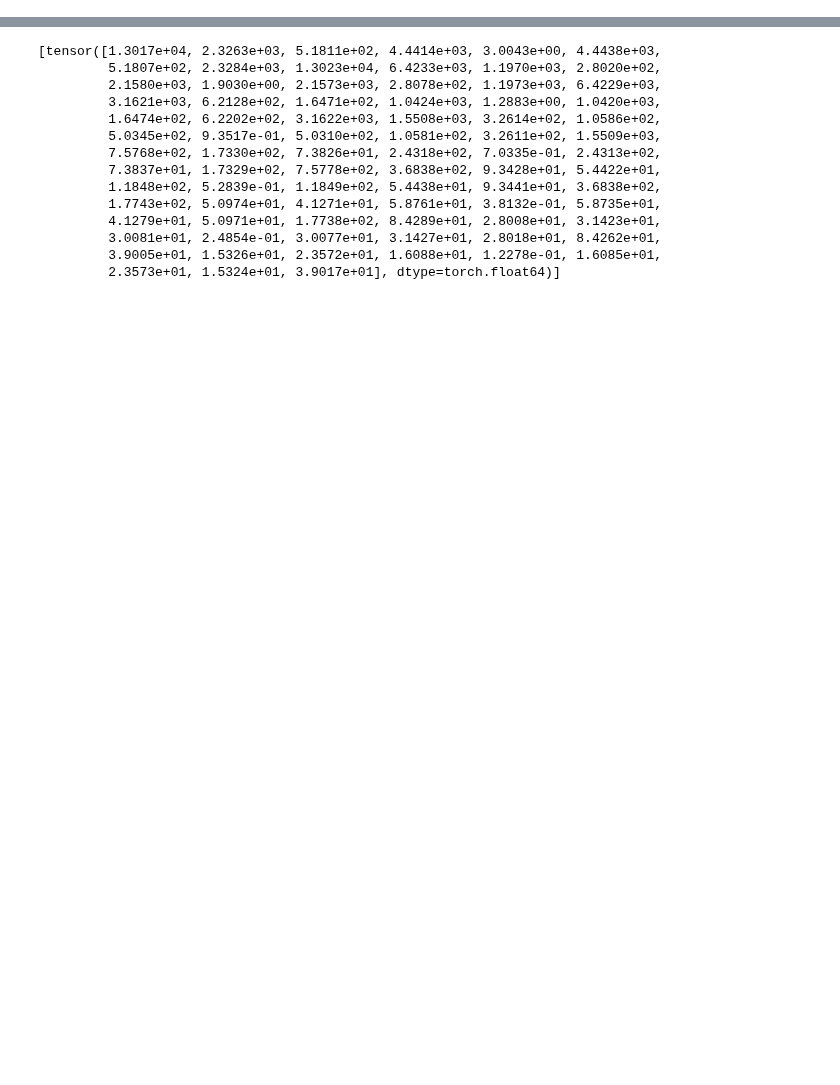
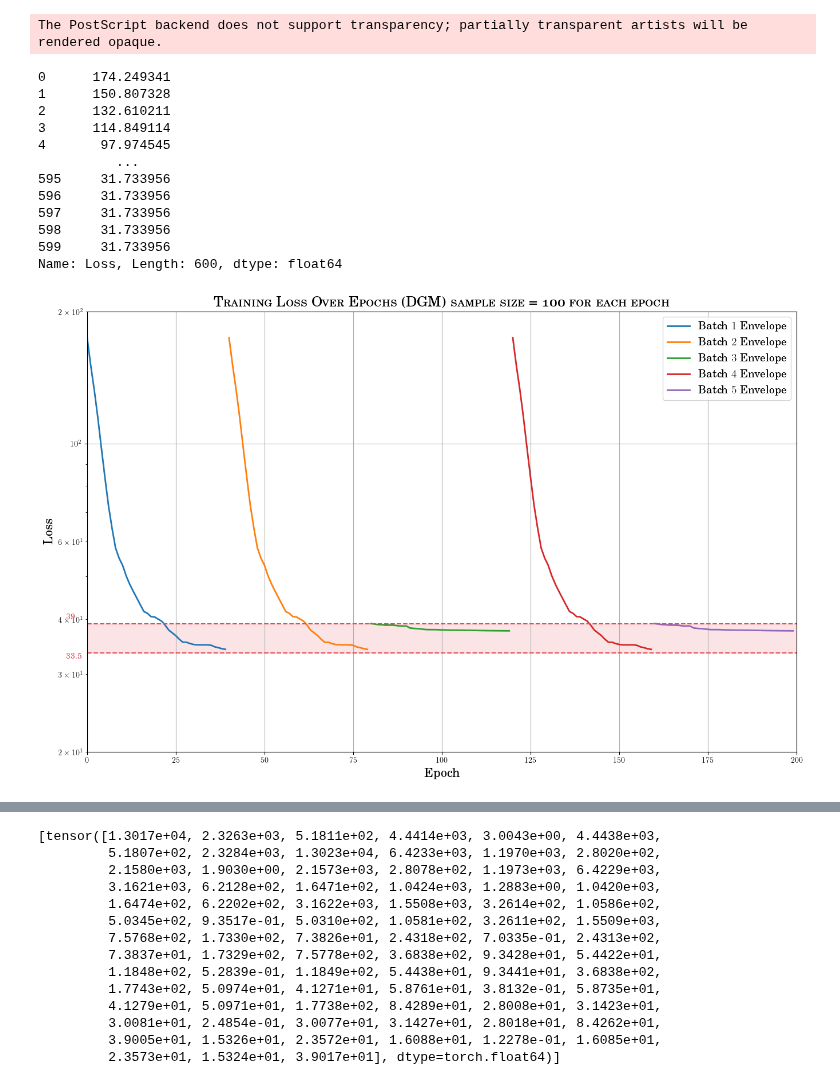
Before and after one commit to Warren12138/SCDAA, a Jupyter notebook: Exercise3_1_primary.ipynb, the cells around one changed output, grey strips where cells are left out. Cells and saved outputs as stored; diff of their text form; code cells hidden in the pictures; blank space fills up the shorter version.

```diff
--- a/Exercise3_1_primary.ipynb
+++ b/Exercise3_1_primary.ipynb
@@ -125,8 +128,8 @@ T = torch.tensor(1.0, dtype=Proj_dtype, device = Proj_device)
 solver = LQRSolver(H, M, sigma, C, D, R, T=T, method="euler")
 # %%
 samplesize = [100,1000,5000]
-
-
+epochs = 40
+Batch_size = 5
 for sz in samplesize:
 
 
@@ -223,0 +212,16 @@ DGMNN2(
+# %%
+# Function to load data from a txt file
+def load_data_from_txt(file_path):
+    # Read the .txt file into a DataFrame
+    df = pd.read_csv(file_path)
+    return df
+
+# Example usage
+file_path_100 = 'Exercise3/epoch_loss_100.txt'  # Update this path to your actual file location
+file_path_1000 = 'Exercise3/epoch_loss_1000.txt'  # Update this path
+file_path_5000 = 'Exercise3/epoch_loss_5000.txt'  # Update this path
+
+df_100 = load_data_from_txt(file_path_100)
+print(df_100)
+df_1000 = load_data_from_txt(file_path_1000)
+df_5000 = load_data_from_txt(file_path_5000)
@@ -223,0 +243,59 @@ DGMNN2(
+# %%
+# Plotting the training loss with adjusted y-axis limits
+batch_size = 5
+epoch = 40
+plt.rc('text', usetex=True)
+plt.rc('text.latex', preamble=r'\usepackage{tgschola}')
+
+# Convert epoch_losses to a numeric type if it's not already
+epoch_losses = pd.to_numeric(df_100['Loss'], errors='coerce')
+print(epoch_losses)
+envelope_lower = np.minimum.accumulate(epoch_losses)
+#print(envelope_lower)
+plt.figure(figsize=(16, 10))
+
+epoch_list = range(batch_size*epochs)
+for i in range(batch_size):
+    start = i * epochs
+    end = (i + 1) * epochs
+    batch_epochs = epoch_list[start:end]
+    batch_losses = epoch_losses[start:end]
+
+    envelope_lower = np.minimum.accumulate(batch_losses)
+
+    plt.plot(batch_epochs, envelope_lower, label=r'\rmfamily \textmd {Batch }'+f'${i+1}$' r'\textmd{ Envelope}',lw=2)
+x = np.linspace(0,200)
+plt.axhline(y=33.5, xmin=0, xmax=200, color=(230/255, 76/255, 87/255), linestyle='--')
+plt.axhline(y=39, xmin=0, xmax=200, color=(230/255, 76/255, 87/255), linestyle='--')
+plt.fill_between(x, 33.5, 39, where=(x >= -20) & (x <= 220),color=(230/255, 76/255, 87/255, 0.15), interpolate=True)
+
+plt.yscale('log')
+plt.xlabel(r'\rmfamily \textmd {Epoch}', fontsize=16)
+plt.ylabel(r'\rmfamily \textmd {Loss}', fontsize=16)
+plt.title(r'\rmfamily {\textsc{Training Loss Over Epochs (DGM) sample size = 100 for each epoch}}', fontsize=18)
+plt.xlim(0,200)
+plt.ylim(2e1, 2e2)  # Setting the y-axis limit to better visualize the decrease in loss
+plt.text(-6, 40, r'\rmfamily \textmd {39}', color=(230/255, 76/255, 87/255), fontsize=10)
+plt.text(-6, 32.5, r'\rmfamily \textmd {33.5}', color=(230/255, 76/255, 87/255), fontsize=10)
+plt.legend(fontsize=14)
+plt.grid(True)  # Add grid for better readability
+
+plt.savefig('Exercise3/Training Loss_100 (DGM).eps', format='eps', dpi=600)
+plt.savefig('Exercise3/Training Loss_100 (DGM).png', format='png', dpi=600)
+
+plt.show()
+# %% [output]
+The PostScript backend does not support transparency; partially transparent artists will be rendered opaque.
+0      174.249341
+1      150.807328
+2      132.610211
+3      114.849114
+4       97.974545
+          ...
+595     31.733956
+596     31.733956
+597     31.733956
+598     31.733956
+599     31.733956
+Name: Loss, Length: 600, dtype: float64
+[figure, added]
```
Also changed, not shown: parts of 13 cells of this notebook, 3 other files.
